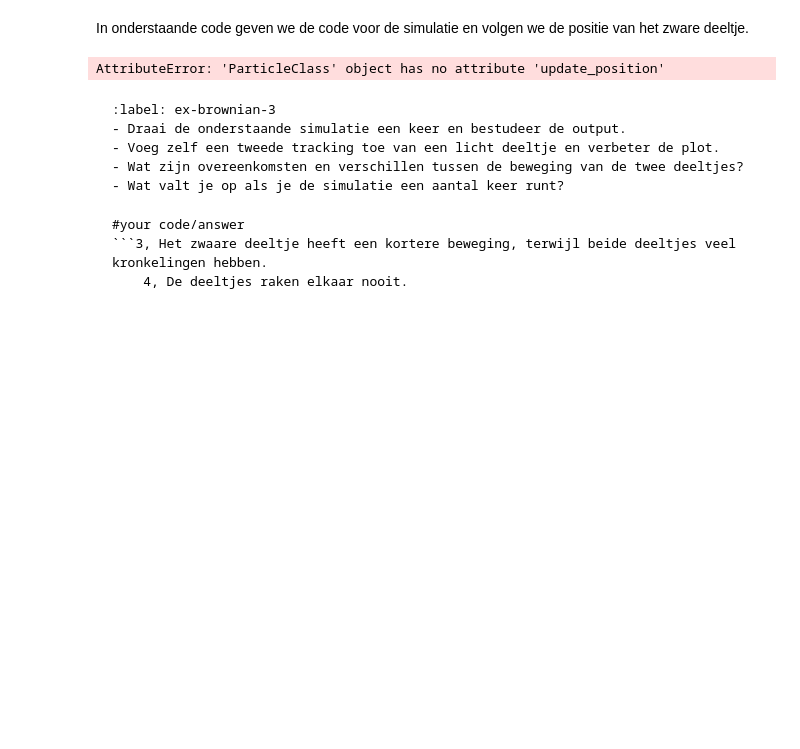
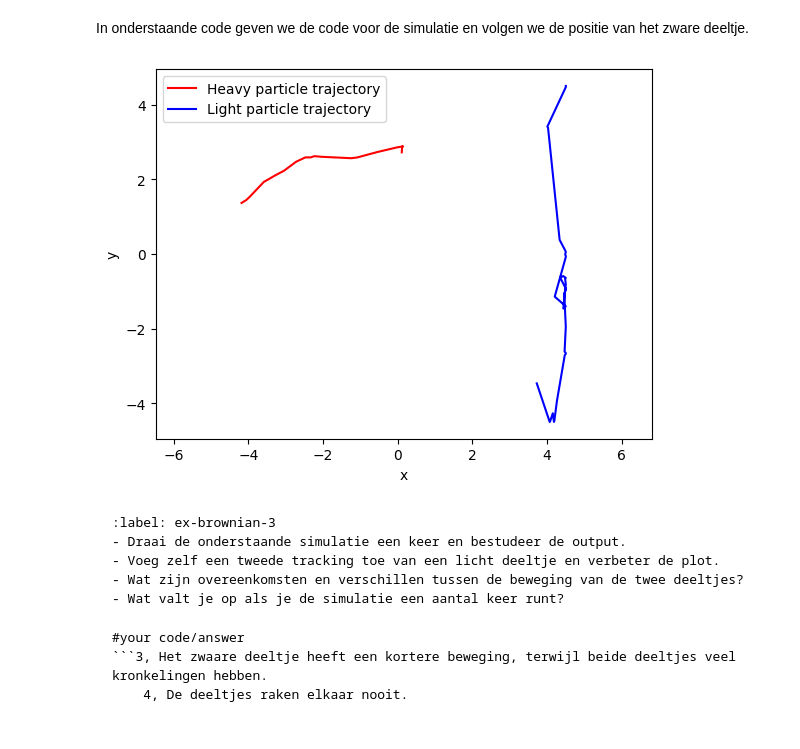
Before and after one commit to ErikvdBerkmortel/IP2-erik-en-xavi, a Jupyter notebook: Content/PySim/4_brownianmotion.ipynb, the cells around one changed output. Drawn from its saved outputs; the diff is of its cells as text; code cells hidden in the pictures; blank space fills up the shorter version.

````diff
--- a/Content/PySim/4_brownianmotion.ipynb
+++ b/Content/PySim/4_brownianmotion.ipynb
@@ -229,36 +229,36 @@ light_x = []
 light_y = []
 # aantal deeltjes
 N = len(particles)
 
 # beginpositie opslaan
 track_x.append(particles[N-1].r[0])
 track_y.append(particles[N-1].r[1])
 
 for i in range(400):
     for p in particles:
-        p.update_position()     # Update positie
-        p.boxcollision()        # Wandbotsing per deeltje
+        update_position(p)     # Update positie
+        boxcollision(p)        # Wandbotsing per deeltje
 
     # onderlinge botsingen
     handle_collisions(particles)
 
     # positie zware deeltje opslaan
     track_x.append(particles[N-1].r[0])
     track_y.append(particles[N-1].r[1])
     light_x.append(particles[0].r[0])
     light_y.append(particles[0].r[1])
 
 # plot traject
 plt.figure()
 plt.plot(track_x, track_y, 'r', label='Heavy particle trajectory')
 plt.plot(light_x, light_y, 'b', label='Light particle trajectory')
 plt.legend()
 plt.xlabel("x")
 plt.ylabel("y")
 plt.axis("equal")
 plt.show()
 # %% [output]
-AttributeError: 'ParticleClass' object has no attribute 'update_position'
+[figure, added]
 # %% [markdown]
 ```{exercise} Brownian motion in beeld
 :label: ex-brownian-3
````
Also changed, not shown: parts of 5 cells of this notebook.
